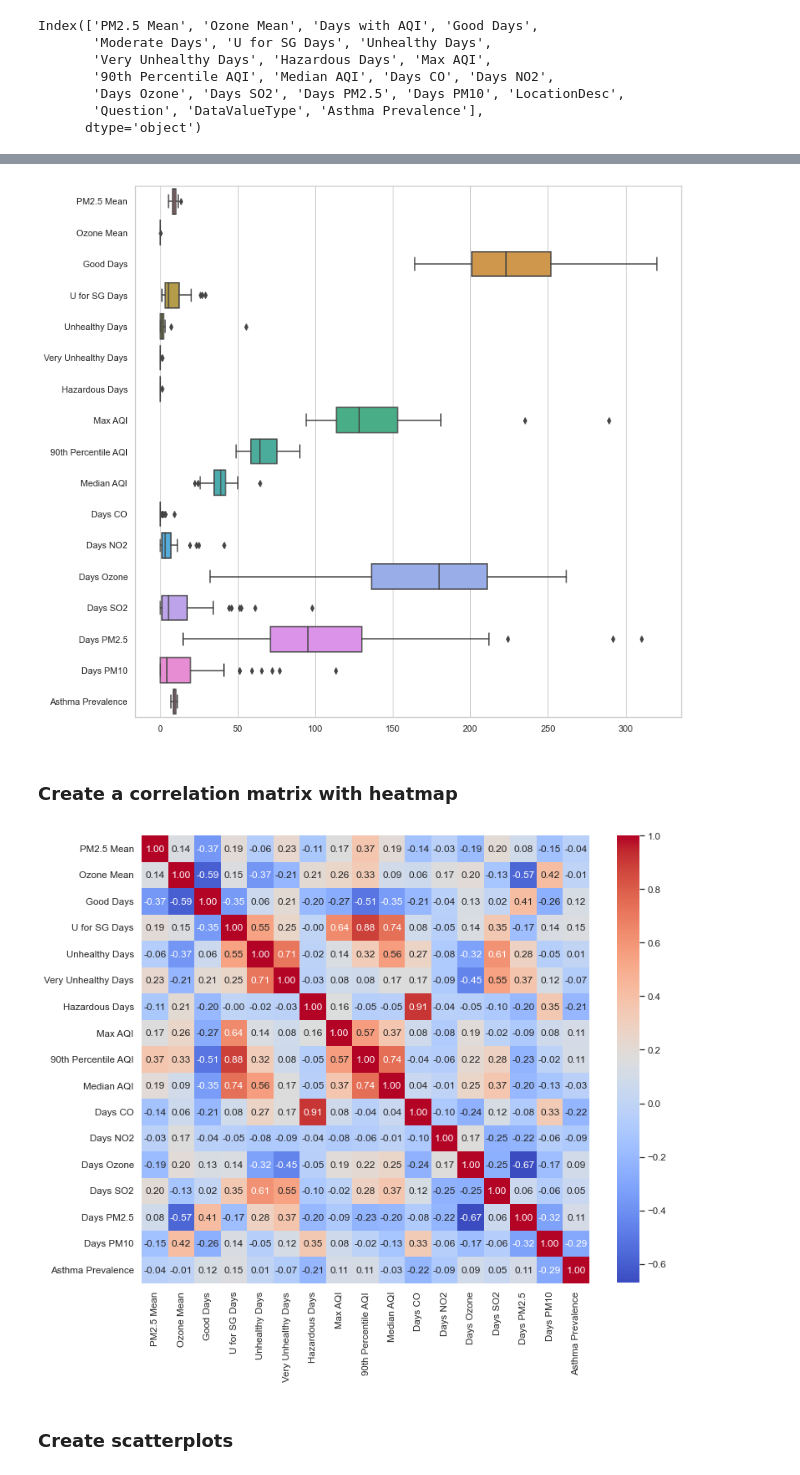
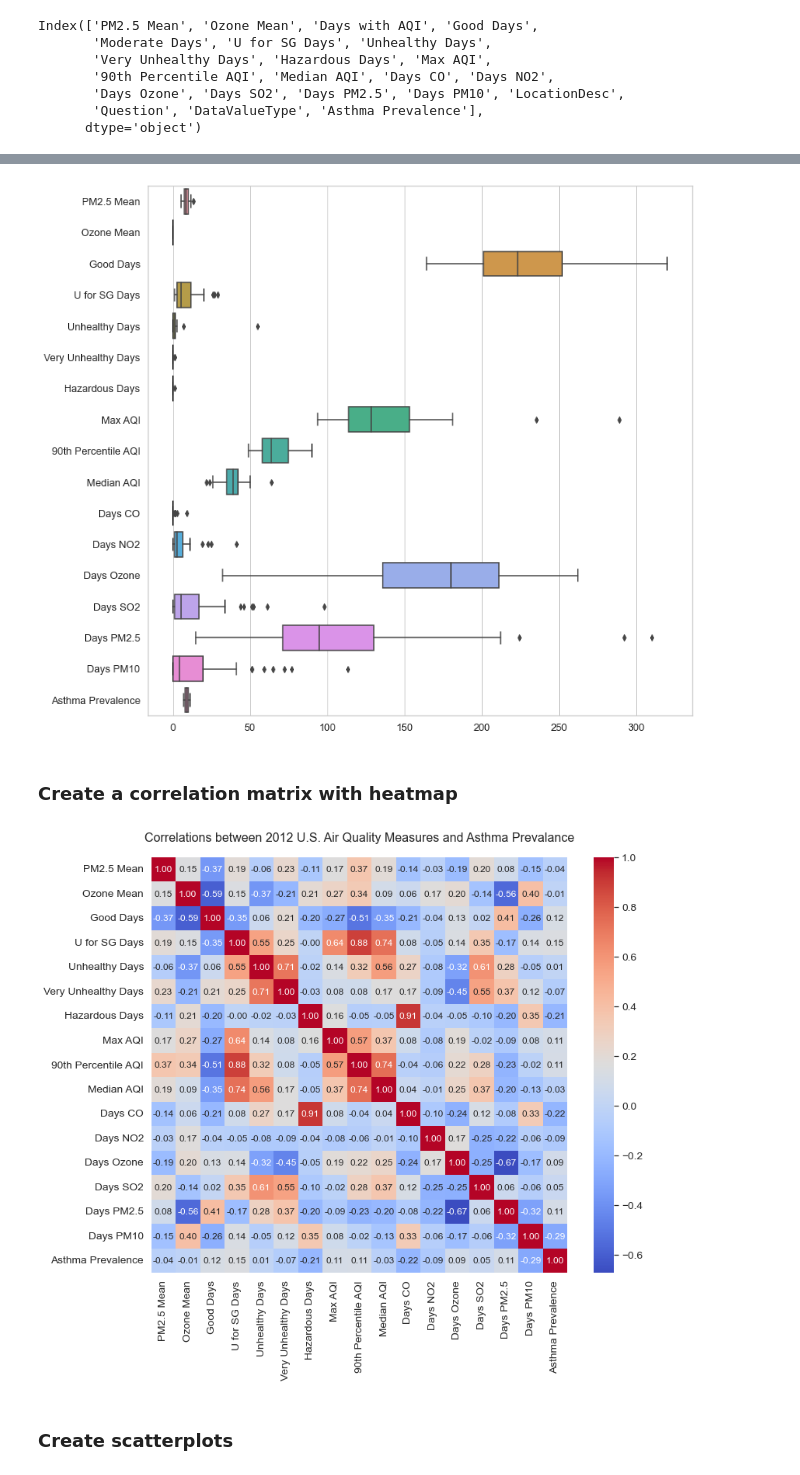
Before and after one commit to mjlaw/FIT_capstone, a Jupyter notebook: Jupyter_notebooks/Air Quality and Asthma.ipynb, the cells around one changed output, grey strips where cells are left out. Drawn from its saved outputs; the diff is of its cells as text; code cells hidden in the pictures.

Commit message:
final notebook

```diff
--- a/Jupyter_notebooks/Air Quality and Asthma.ipynb
+++ b/Jupyter_notebooks/Air Quality and Asthma.ipynb
@@ -116,7 +112,7 @@ pm25States.head()
 | 3 | Arkansas | 10.427459 |
 | 4 | California | 9.351435 |
 # %%
-ozoneStates = pd.read_csv('C:\\Users\\Mary\\CIS5898\\FIT_capstone\\44201_2012_byState.csv')
+ozoneStates = pd.read_csv('C:\\Users\\Mary\\CIS5898\\FIT_capstone\\44201_2012_byState_Rounded3.csv')
 ozoneStates.head()
 # %% [output]
 |  | Unnamed: 0 | State Name | Arithmetic Mean |
@@ -307,8 +303,8 @@ merged2012Plotting.describe()
 # %%
-sns.set(style='whitegrid', context='notebook', rc = {'figure.figsize':(12,12)})
+sns.set(style='whitegrid', context='notebook', rc = {'figure.figsize':(12,12)}, font_scale=1.15)
 plot = sns.boxplot(data=merged2012Plotting, orient='h')
 # %% [output]
-[figure, old version]
+[figure, new version]
 # %%
 plt.close()
 # %% [markdown]
@@ -319,18 +315,18 @@ merged2012[cols].values
 merged2012[cols].values.T #transpose the matrix
 cm = np.corrcoef(merged2012[cols].values.T)
 # %%
-sns.set(font_scale=1.05)
+sns.set(font_scale=1.25)
 #cbar - boolean to specify whether or not to draw the color bar
 #annot - boolean to specify whether or not to annotate the heatmap
 #square - boolean to specify whether or not to set the Axes aspect
 #to “equal” so each cell will be square-shaped.
 #fmt='.2f' - string formatting code to use when adding annotations
 #annot_kws - dict of key, value mappings, optional keyword arguments for
 #matplotlib.axes.Axes.text() when annot is True
 fig, ax = plt.subplots(figsize=(12,12))
-
+ax.set_title('Correlations between 2012 U.S. Air Quality Measures and Asthma Prevalance', pad=20, fontsize=16, )
 hm = sns.heatmap(cm, cmap='coolwarm', cbar=True,cbar_kws={"shrink": 0.82}, annot=True,square=True,fmt='.2f',
                 annot_kws={'size':12},yticklabels=cols,xticklabels=cols,
                 ax=ax)
 # %% [output]
-[figure, old version]
+[figure, new version]
```
Also changed, not shown: parts of 51 cells of this notebook.
